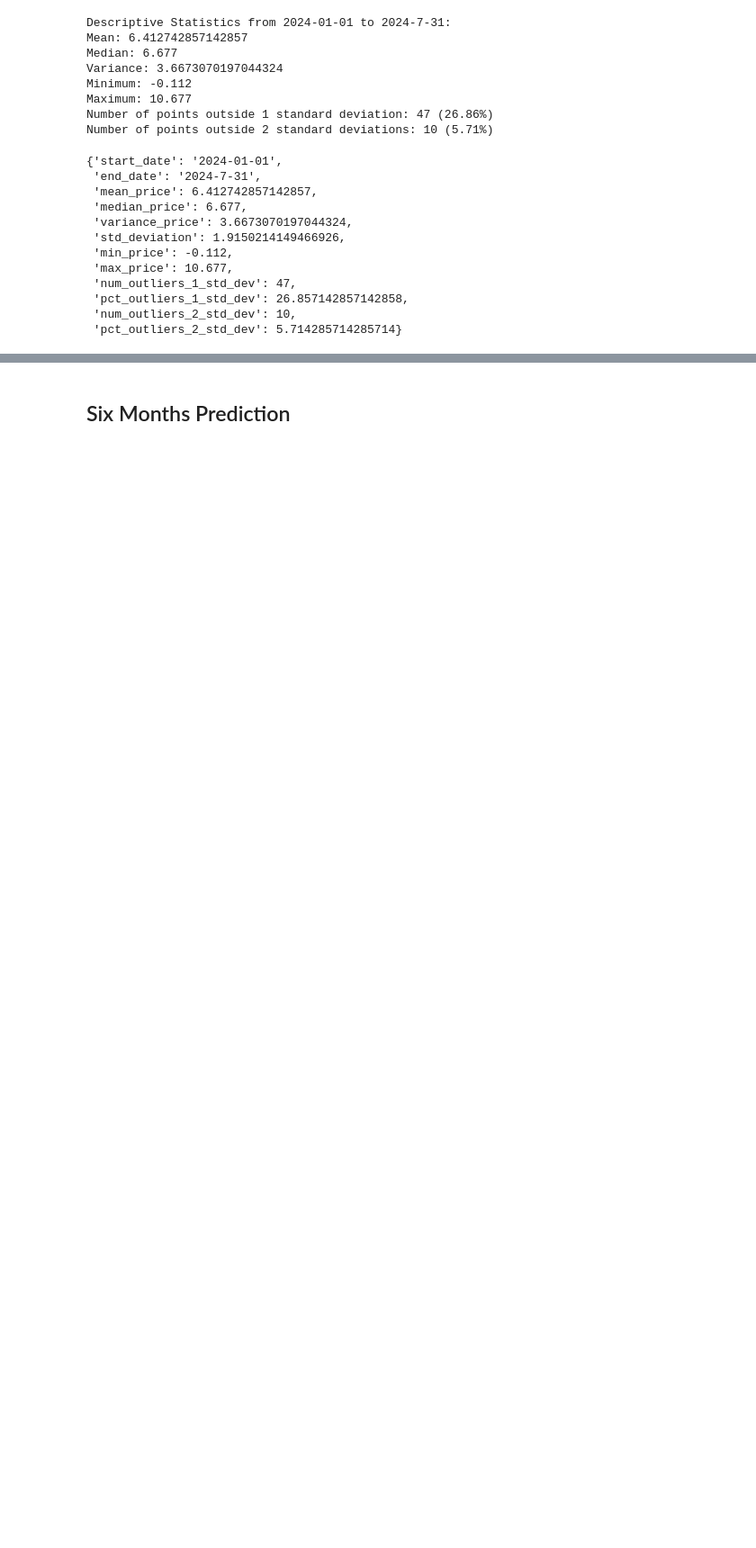
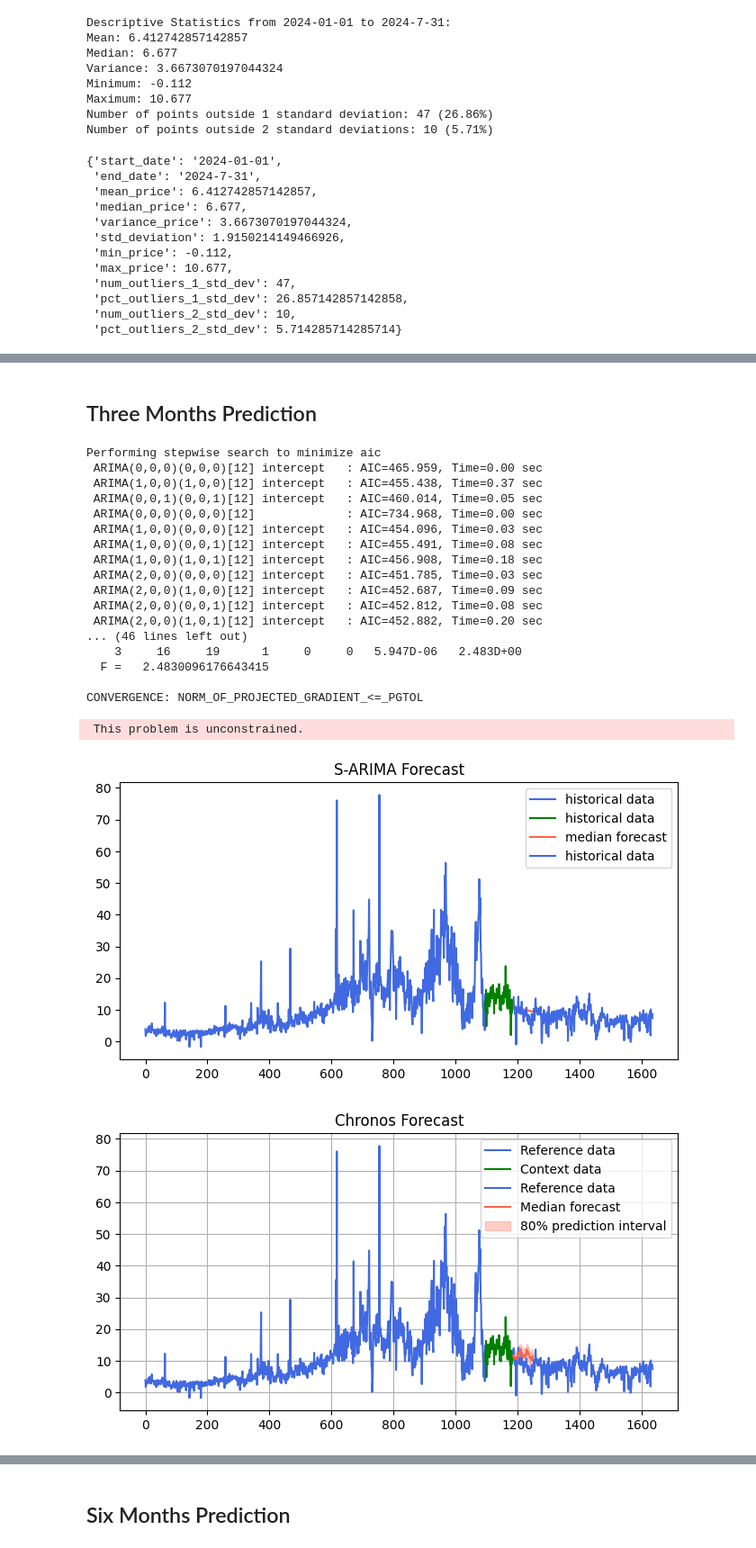
Before and after one commit to williamrodz/llm_for_ts_electricity_prices_forecasting, a Jupyter notebook: system_price.ipynb, the cells around one changed output, grey strips where cells are left out. Shown at 90% size. Cells and saved outputs as stored; diff of their text form; code cells hidden in the pictures; blank space fills up the shorter version.

```diff
--- a/system_price.ipynb
+++ b/system_price.ipynb
@@ -253,0 +392,30 @@ Number of points outside 2 standard deviations: 10 (5.71%)
+# %% [markdown]
+## Three Months Prediction
+# %%
+start = '2023-01-01'
+end = '2023-04-01'
+column = 'Daily average'
+prediction_length = 64
+
+utils.compare_prediction_methods(system_prices,column,start,end,prediction_length)
+# %% [output]
+Performing stepwise search to minimize aic
+ ARIMA(0,0,0)(0,0,0)[12] intercept   : AIC=465.959, Time=0.00 sec
+ ARIMA(1,0,0)(1,0,0)[12] intercept   : AIC=455.438, Time=0.37 sec
+ ARIMA(0,0,1)(0,0,1)[12] intercept   : AIC=460.014, Time=0.05 sec
+ ARIMA(0,0,0)(0,0,0)[12]             : AIC=734.968, Time=0.00 sec
+ ARIMA(1,0,0)(0,0,0)[12] intercept   : AIC=454.096, Time=0.03 sec
+ ARIMA(1,0,0)(0,0,1)[12] intercept   : AIC=455.491, Time=0.08 sec
+ ARIMA(1,0,0)(1,0,1)[12] intercept   : AIC=456.908, Time=0.18 sec
+ ARIMA(2,0,0)(0,0,0)[12] intercept   : AIC=451.785, Time=0.03 sec
+ ARIMA(2,0,0)(1,0,0)[12] intercept   : AIC=452.687, Time=0.09 sec
+ ARIMA(2,0,0)(0,0,1)[12] intercept   : AIC=452.812, Time=0.08 sec
+ ARIMA(2,0,0)(1,0,1)[12] intercept   : AIC=452.882, Time=0.20 sec
+... (46 lines left out)
+    3     16     19      1     0     0   5.947D-06   2.483D+00
+  F =   2.4830096176643415
+
+CONVERGENCE: NORM_OF_PROJECTED_GRADIENT_<=_PGTOL
+ This problem is unconstrained.
+[figure, added]
+[figure, added]
```
Also changed, not shown: parts of 11 cells of this notebook.
